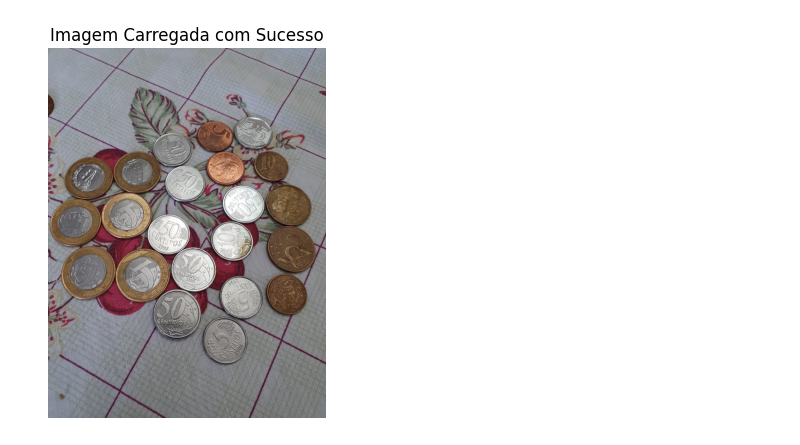
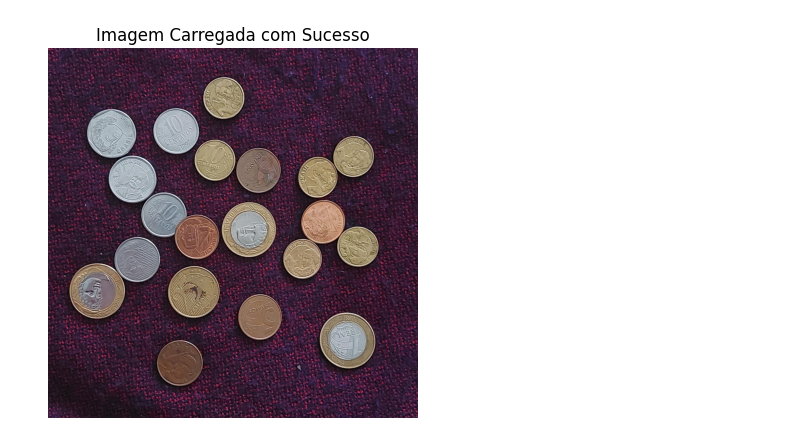
Before and after one commit to DavisLira/brazilian-coin-counter, a Jupyter notebook: notebooks/try_load.ipynb, the cells around one changed output. Saved outputs shown, nothing was run; the diff lists cells and outputs as text; code cells hidden in the pictures.

```diff
--- a/notebooks/try_load.ipynb
+++ b/notebooks/try_load.ipynb
@@ -1,16 +1,16 @@
 # %%
 import matplotlib.pyplot as plt
 from skimage.io import imread
 
-image_path = '../images/20220827_130449.jpg'
+image_path = '../images/coin_01.jpg'
 
 try:
     img = imread(image_path)
     plt.imshow(img)
     plt.title("Imagem Carregada com Sucesso")
     plt.axis('off')
     plt.show()
 except FileNotFoundError:
     print(f"Erro: Não foi encontrada a imagem em {image_path}. Verifique o caminho!")
 # %% [output]
-[figure, old version]
+[figure, new version]
```
